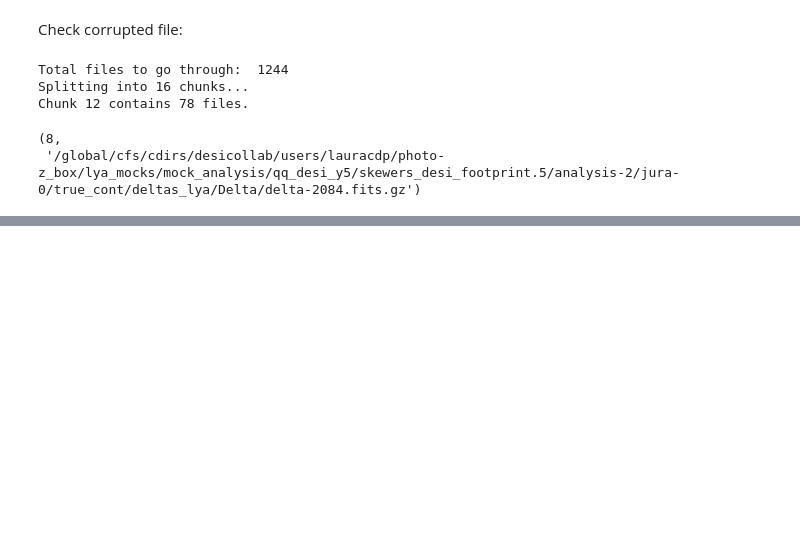
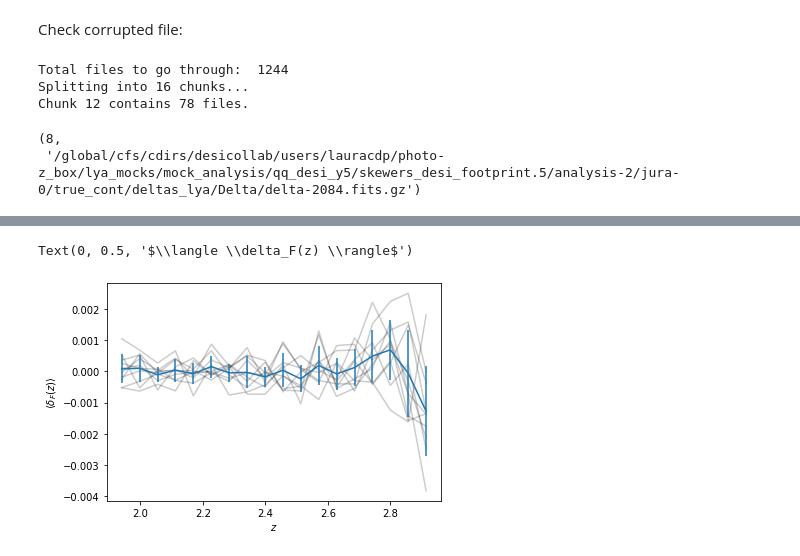
Before and after one commit to hangqianjun/lya_forest_clustering_z, a Jupyter notebook: notebooks/looking_at_noisy_lya.ipynb, the cells around one changed output, grey strips where cells are left out. Cells and saved outputs as stored; diff of their text form; code cells hidden in the pictures; blank space fills up the shorter version.

```diff
--- a/notebooks/looking_at_noisy_lya.ipynb
+++ b/notebooks/looking_at_noisy_lya.ipynb
@@ -348,0 +407,23 @@ Chunk 12 contains 78 files.
+# %%
+meanflux = np.zeros((len(zbin_edges)-1, 10))
+for ii in range(10):
+    fin = fits.open(f"/pscratch/sd/q/qhang/desi-lya/results/run-{ii}/catalogue/delta-raw.fits")
+    deltaf_raw = fin[1].data['DELTA_F']
+    z = fin[1].data['Z']
+    for kk in range(len(zbin_edges)-1):
+        ind = (z>zbin_edges[kk])&(z<=zbin_edges[kk+1])
+        if sum(ind)>0:
+            meanflux[kk,ii] = np.mean(deltaf_raw[ind])
+# %%
+meanmeanflux = np.mean(meanflux,axis=1)
+stdmeanflux = np.std(meanflux,axis=1)
+
+for ii in range(10):
+    pl.plot(zbins[:-1,1][1:19], meanflux[1:19,ii], 'k-', alpha=0.2)
+
+pl.errorbar(zbins[:-1,1][1:19], meanmeanflux[1:19], yerr=stdmeanflux[1:19])
+pl.xlabel("$z$")
+pl.ylabel("$\\langle \\delta_F(z) \\rangle$")
+# %% [output]
+Text(0, 0.5, '$\\langle \\delta_F(z) \\rangle$')
+[figure, added]
```
Also changed, not shown: parts of 3 cells of this notebook, 14 other files.
